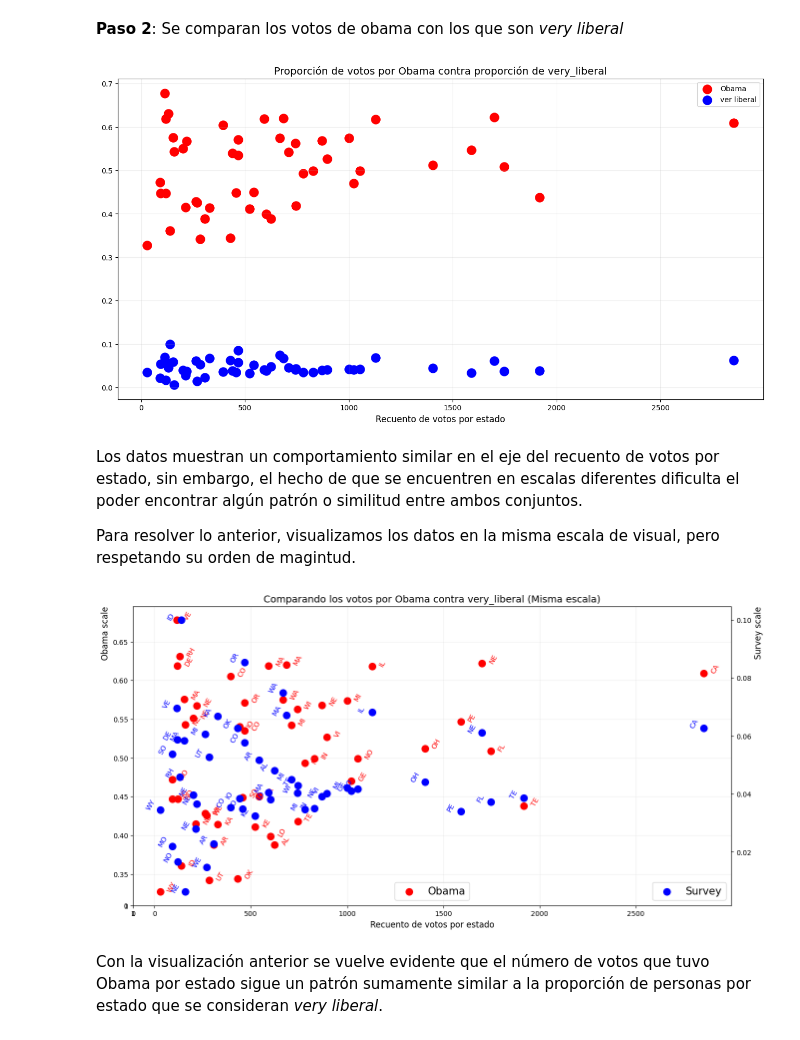
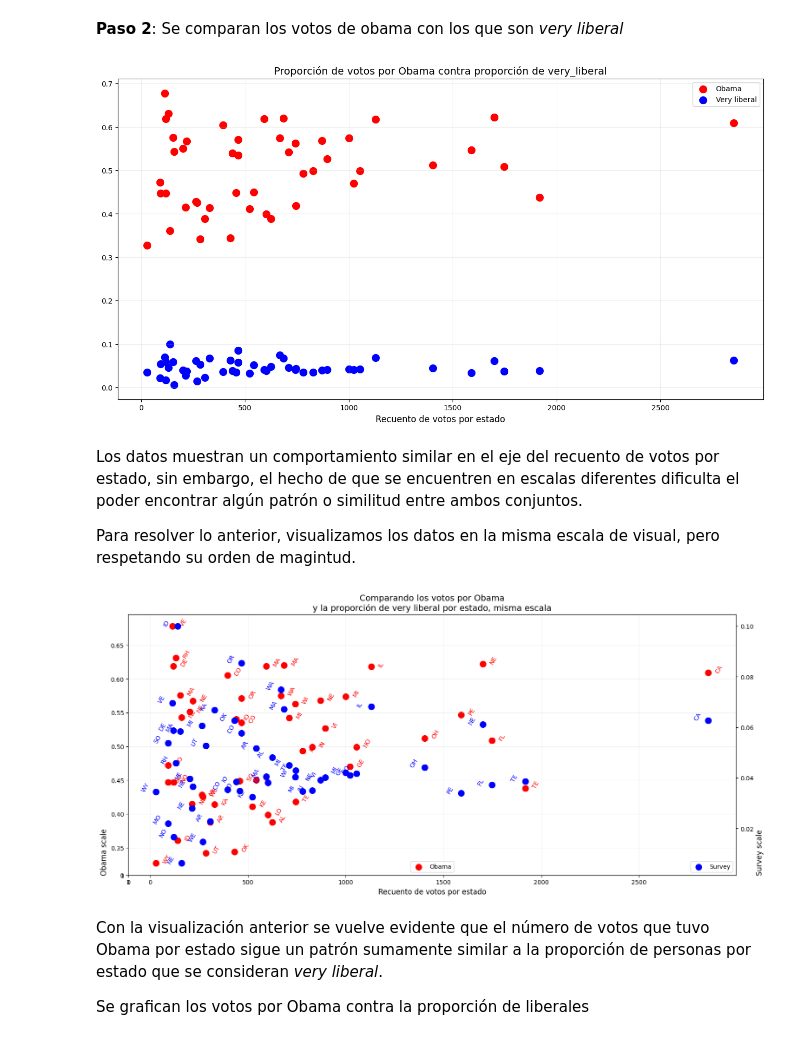
Before and after one commit to CAMM961001/bayes-first-steps, a Jupyter notebook: bayes-first-steps.ipynb, the cells around one changed output. Cells and saved outputs as stored; diff of their text form; code cells hidden in the pictures.

```diff
--- a/bayes-first-steps.ipynb
+++ b/bayes-first-steps.ipynb
@@ -14,4 +16,8 @@ Cuando empecé mi trayectoria como científico de datos tenía escaso conocimien
 import numpy as np
 import pandas as pd
 import matplotlib.pyplot as plt
+
+from scipy.stats import beta
+
+plot_settings = {'title':14, 'text':12, 'annotation':10, 'figsize':(16,8)}
 # %% [markdown]
@@ -66,15 +72,15 @@ prop.head()
 # %% [markdown]
 **Paso 5**: Se visualiza el comportamiento del número de encuestas realizadas por estado contra el estimador de máxima verosimilitud.
 # %%
-plt.figure(figsize=(16,8))
+plt.figure(figsize=plot_settings['figsize'])
 plt.scatter(x=prop['survey_total'], y=prop['prop_mle'], s=150, color='blue')
 for idx in prop.index:
     x = prop.loc[idx]['survey_total']
     y = prop.loc[idx]['prop_mle']
     s = prop.loc[idx]['state'].upper().replace(' ', '')[0:4]
-    plt.text(x=x, y=y, s=s, fontsize=10, rotation=60)
-plt.title('Proporción de máxima verosimilitud', fontsize=14)
-plt.xlabel('Recuento de votos por estado', fontsize=12)
+    plt.text(x=x, y=y, s=s, fontsize=plot_settings['annotation'], rotation=60)
+plt.title('Proporción de máxima verosimilitud', fontsize=plot_settings['title'])
+plt.xlabel('Recuento de votos por estado', fontsize=plot_settings['text'])
 plt.grid(alpha=0.2)
 plt.show()
 # %% [output]
@@ -98,58 +104,60 @@ prop = pd.merge(left=prop,
 # %% [markdown]
 **Paso 2**: Se comparan los votos de obama con los que son _very liberal_
 # %%
-plt.figure(figsize=(16,8))
+plt.figure(figsize=plot_settings['figsize'])
 
-plt.scatter(x=prop['survey_total'], y=prop['vote_Obama_pct']/100, color='red', s=150, label='Obama')
-plt.scatter(x=prop['survey_total'], y=prop['prop_mle'], color='blue', s=150, label='ver liberal')
+plt.scatter(x=prop['survey_total'], y=prop['vote_Obama_pct']/100, color='red', s=100, label='Obama')
+plt.scatter(x=prop['survey_total'], y=prop['prop_mle'], color='blue', s=100, label='Very liberal')
 
-plt.title('Proporción de votos por Obama contra proporción de very_liberal', fontsize=14)
-plt.xlabel('Recuento de votos por estado', fontsize=12)
+plt.title('Proporción de votos por Obama contra proporción de very_liberal', fontsize=plot_settings['title'])
+plt.xlabel('Recuento de votos por estado', fontsize=plot_settings['text'])
 plt.grid(alpha=0.2)
-plt.legend()
+plt.legend(fontsize=plot_settings['annotation'])
 
 plt.show()
 # %% [output]
-[figure, old version]
+[figure, new version]
 # %% [markdown]
 Los datos muestran un comportamiento similar en el eje del recuento de votos por estado, sin embargo, el hecho de que se encuentren en escalas diferentes dificulta el poder encontrar algún patrón o similitud entre ambos conjuntos.
 
 Para resolver lo anterior, visualizamos los datos en la misma escala de visual, pero respetando su orden de magintud.
 # %%
 # Plot two lines with different scales on the same plot
-fig = plt.figure(figsize=(12,6))
+fig = plt.figure(figsize=(14,6))
 s = 100
 
 #Gráficas
 ax1 = fig.add_axes([0, 0, 1, 1])
 ax2 = fig.add_axes([0, 0, 0, 0]) #
 ax2 = ax1.twinx()
 lns1 = ax1.scatter(x=prop['survey_total'], y=prop['vote_Obama_pct']/100, color='red', s=s, label='Obama')
 lns2 = ax2.scatter(x=prop['survey_total'], y=prop['prop_mle'], color='blue', s=s, label='Survey')
 
 #Anotaciones y estilo
-ax1.set_xlabel('Recuento de votos por estado', fontsize=12)
-ax1.set_ylabel('Obama scale', fontsize=12, loc='top')
+ax1.set_xlabel('Recuento de votos por estado', fontsize=plot_settings['text'])
+ax1.set_ylabel('Obama scale', fontsize=plot_settings['text'], loc='bottom')
 ax2.yaxis.set_label_position("right")
-ax2.set_ylabel('Survey scale', fontsize=12,  loc='top')
-ax1.legend(loc=8, fontsize=15); ax2.legend(loc=4, fontsize=15)
+ax2.set_ylabel('Survey scale', fontsize=plot_settings['text'],  loc='bottom')
+ax1.legend(loc=8, fontsize=plot_settings['annotation']); ax2.legend(loc=4, fontsize=plot_settings['annotation'])
 
 for idx in prop.index:
     x1 = prop.loc[idx]['survey_total'] + 30
     y1 = prop.loc[idx]['vote_Obama_pct']/100
     s1 = prop.loc[idx]['state'].upper().replace(' ', '')[0:2]
-    ax1.text(x=x1, y=y1, s=s1, fontsize=10, rotation=60, color='red')
+    ax1.text(x=x1, y=y1, s=s1, fontsize=plot_settings['annotation'], rotation=60, color='red')
 
     x2 = prop.loc[idx]['survey_total'] - 80
     y2 = prop.loc[idx]['prop_mle']
     s2 = prop.loc[idx]['state'].upper().replace(' ', '')[0:2]
-    ax2.text(x=x2, y=y2, s=s2, fontsize=10, rotation=60, color='blue')
+    ax2.text(x=x2, y=y2, s=s2, fontsize=plot_settings['annotation'], rotation=60, color='blue')
 
-plt.title('Comparando los votos por Obama contra very_liberal (Misma escala)', fontsize=14)
+plt.title('Comparando los votos por Obama\ny la proporción de very liberal por estado, misma escala', fontsize=plot_settings['title'])
 ax1.grid(alpha=0.2)
 
 plt.show()
 # %% [output]
-[figure, old version]
+[figure, new version]
 # %% [markdown]
 Con la visualización anterior se vuelve evidente que el número de votos que tuvo Obama por estado sigue un patrón sumamente similar a la proporción de personas por estado que se consideran _very liberal_.
+
+Se grafican los votos por Obama contra la proporción de liberales
```
Also changed, not shown: parts of 26 cells of this notebook.
